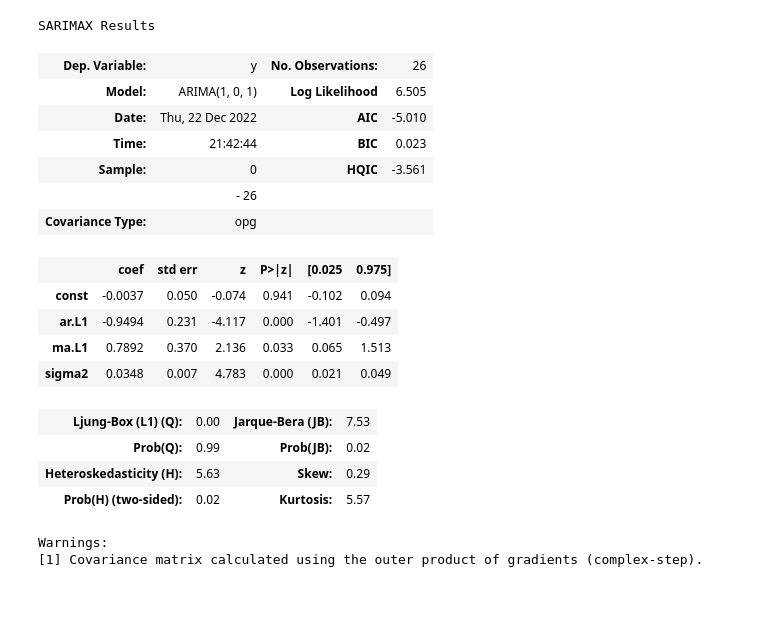
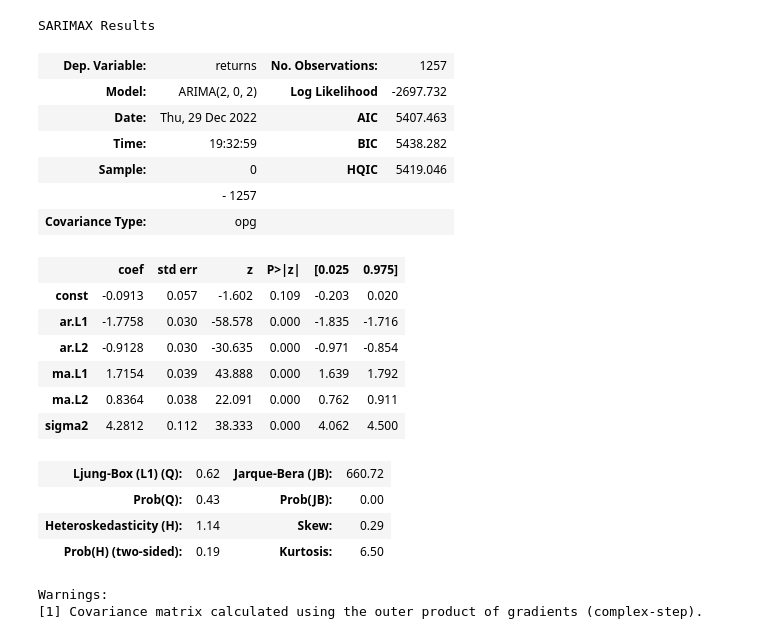
Before and after one commit to ELAARADI/Projects, a Jupyter notebook: ARDL_ARIMAX_CDS_analysis.ipynb, the cells around one changed output. Cells and saved outputs as stored; diff of their text form; code cells hidden in the pictures; blank space fills up the shorter version.

```diff
--- a/ARDL_ARIMAX_CDS_analysis.ipynb
+++ b/ARDL_ARIMAX_CDS_analysis.ipynb
@@ -112,0 +15,13 @@ plt.show()
+# %%
+####################################################### DATA EXTRACTION ###################################################################
+# datetime date uses the yyyy, mm, dd format
+before = int(time.mktime(datetime.date(2018,1,1).timetuple()))# Starting date
+today  = int(time.mktime(datetime.datetime.today().timetuple()))# Last date
+ticker = 'aapl'
+url=f"https://query1.finance.yahoo.com/v7/finance/download/{ticker}?period1={before}&period2={today}&interval=1d&events=history&includeAdjustedClose=true"
+df = pd.read_csv(url)
+df['date'] = [datetime.datetime.strptime(date, '%Y-%m-%d') for date in df["Date"]]
+#df['returns'] = 100 * df['Adj Close'].pct_change()
+df['returns'] = 100*(np.log(df["Adj Close"].shift(1)) - np.log(df["Adj Close"]))
+df.dropna(inplace=True)
+df
@@ -113,24 +88,25 @@ plt.show()
 # %%
-ts = sm.tsa.arima.ARIMA(np.ravel(qtrly_ret), order=(1,0,1))
-results_arma_2_1 = ts.fit()
-results_arma_2_1.summary()
+arma_model = sm.tsa.arima.ARIMA(df['returns'], order=(2, 0, 2)).fit()
+arma_model.summary()
 # %% [output]
 SARIMAX Results
-| Dep. Variable: | y | No. Observations: | 26 |
-| Model: | ARIMA(1, 0, 1) | Log Likelihood | 6.505 |
-| Date: | Thu, 22 Dec 2022 | AIC | -5.010 |
-| Time: | 21:42:44 | BIC | 0.023 |
-| Sample: | 0 | HQIC | -3.561 |
-|  | - 26 |  |  |
+| Dep. Variable: | returns | No. Observations: | 1257 |
+| Model: | ARIMA(2, 0, 2) | Log Likelihood | -2697.732 |
+| Date: | Thu, 29 Dec 2022 | AIC | 5407.463 |
+| Time: | 19:32:59 | BIC | 5438.282 |
+| Sample: | 0 | HQIC | 5419.046 |
+|  | - 1257 |  |  |
 | Covariance Type: | opg |  |  |
 |  | coef | std err | z | P>|z| | [0.025 | 0.975] |
-| const | -0.0037 | 0.050 | -0.074 | 0.941 | -0.102 | 0.094 |
-| ar.L1 | -0.9494 | 0.231 | -4.117 | 0.000 | -1.401 | -0.497 |
-| ma.L1 | 0.7892 | 0.370 | 2.136 | 0.033 | 0.065 | 1.513 |
-| sigma2 | 0.0348 | 0.007 | 4.783 | 0.000 | 0.021 | 0.049 |
+| const | -0.0913 | 0.057 | -1.602 | 0.109 | -0.203 | 0.020 |
+| ar.L1 | -1.7758 | 0.030 | -58.578 | 0.000 | -1.835 | -1.716 |
+| ar.L2 | -0.9128 | 0.030 | -30.635 | 0.000 | -0.971 | -0.854 |
+| ma.L1 | 1.7154 | 0.039 | 43.888 | 0.000 | 1.639 | 1.792 |
+| ma.L2 | 0.8364 | 0.038 | 22.091 | 0.000 | 0.762 | 0.911 |
+| sigma2 | 4.2812 | 0.112 | 38.333 | 0.000 | 4.062 | 4.500 |
-| Ljung-Box (L1) (Q): | 0.00 | Jarque-Bera (JB): | 7.53 |
-| Prob(Q): | 0.99 | Prob(JB): | 0.02 |
-| Heteroskedasticity (H): | 5.63 | Skew: | 0.29 |
-| Prob(H) (two-sided): | 0.02 | Kurtosis: | 5.57 |
+| Ljung-Box (L1) (Q): | 0.62 | Jarque-Bera (JB): | 660.72 |
+| Prob(Q): | 0.43 | Prob(JB): | 0.00 |
+| Heteroskedasticity (H): | 1.14 | Skew: | 0.29 |
+| Prob(H) (two-sided): | 0.19 | Kurtosis: | 6.50 |
 Warnings:
 [1] Covariance matrix calculated using the outer product of gradients (complex-step).
```
Also changed, not shown: parts of 24 cells of this notebook, 1 other file.
